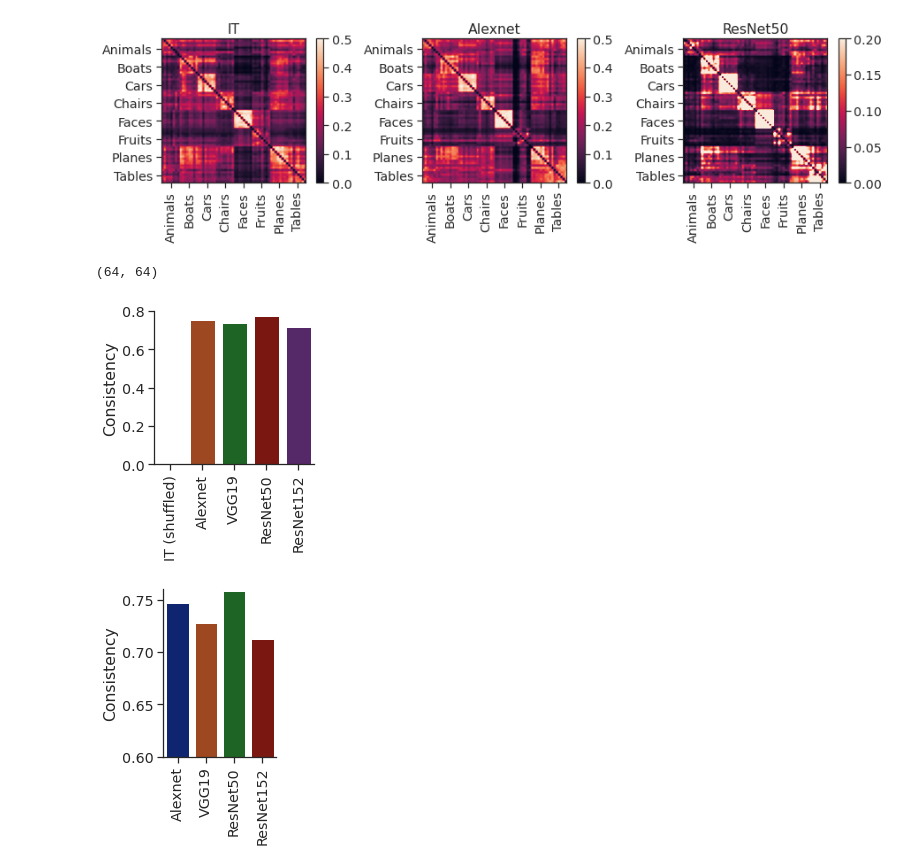
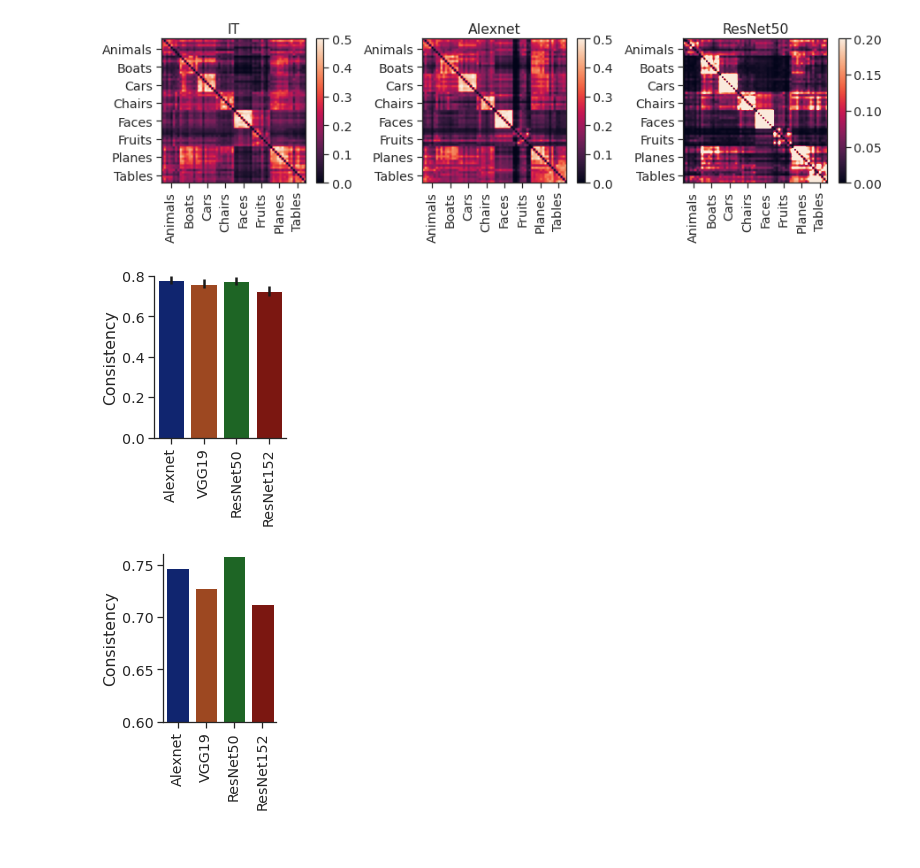
Before and after one commit to bsorsch/geometry-fewshot-learning, a Jupyter notebook: macaque_data.ipynb, the cells around one changed output. Drawn from its saved outputs; the diff is of its cells as text; code cells hidden in the pictures.

```diff
--- a/macaque_data.ipynb
+++ b/macaque_data.ipynb
@@ -2646,0 +2602,3 @@ manifolds_all = np.load(os.path.join(emb_path, 'manifolds_layerwise.npy'))
+# %%
+manifolds = manifolds_all[-1]
+errs,_ = compute_err(manifolds,m)
@@ -2646,0 +2607,5 @@ manifolds_all = np.load(os.path.join(emb_path, 'manifolds_layerwise.npy'))
+# %%
+errs_all = []
+for manifolds in tqdm(manifolds_all):
+    errs,_ = compute_err(manifolds,m)
+    errs_all.append(errs)
@@ -3081,20 +3056,23 @@ with sns.axes_style('ticks'):
 [figure]
 # %%
 from scipy.stats import linregress
-# %%
-err_IT.shape
-# %% [output]
-(64, 64)
+# %%
+rs_all = []
+navg = 100
+for err in errs:
+    for _ in range(navg):
+        concept_pair_idxs = np.random.choice(err[~mask].shape[-1], 500, replace=False)
+        r = np.corrcoef(err[~mask][concept_pair_idxs],
+                        err_IT[~mask][concept_pair_idxs])[0,1]
+        rs_all.append(r)
+rs_all = np.stack(rs_all).reshape(len(errs),navg)
+err_bars = rs_all.std(-1)
 # %%
 errs = [err_alexnet, err_vgg, err_rn, err_rn152]
 
 mask = np.eye(K, dtype='bool')
 rs = []
 
-# Shuffle
-perm = np.random.permutation(K)
-rs.append(np.corrcoef(err[~mask],err[perm][:,perm][~mask])[0,1])
-
 # DNNs
 for err in errs:
     r = np.corrcoef(err[~mask], err_IT[~mask])[0,1]
@@ -3102,17 +3080,17 @@ for err in errs:
 # %%
 with sns.axes_style('ticks'):
     with sns.color_palette('dark'):
-        plt.figure(figsize=(3.4,4))
-        sns.barplot(x=['IT (shuffled)','Alexnet', 'VGG19', 'ResNet50', 'ResNet152'],
-                   y=rs,)
+        plt.figure(figsize=(3,4))
+        sns.barplot(x=['Alexnet', 'VGG19', 'ResNet50', 'ResNet152'],
+                   y=rs,yerr=err_bars)
         plt.xticks(rotation=90)
         plt.ylim([0.,0.8])
         plt.ylabel('Consistency')
         plt.tight_layout()
         sns.despine()
 plt.savefig('images/IT_consistency_with_shuffle.pdf')
 # %% [output]
-[figure, old version]
+[figure, new version]
 # %%
 with sns.axes_style('ticks'):
     with sns.color_palette('dark'):
```
Also changed, not shown: parts of 44 cells of this notebook, 4 other files.
